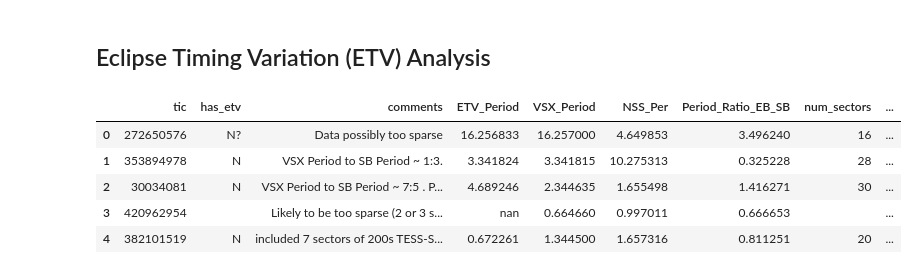
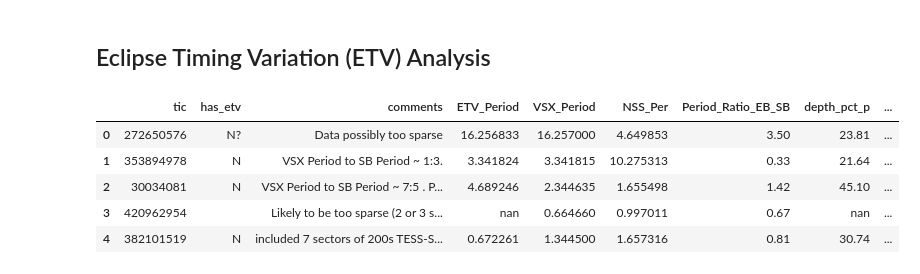
Before and after one commit to orionlee/PH_TESS_I_LightCurveViewer, a Jupyter notebook: eb_with_diff_sb_period/Dashboard_EB_with_SB.ipynb, the cells around one changed output. Saved outputs shown, nothing was run; the diff lists cells and outputs as text; code cells hidden in the pictures.

Commit message:
ETV: include fitted eclipse depth in summary

```diff
--- a/eb_with_diff_sb_period/Dashboard_EB_with_SB.ipynb
+++ b/eb_with_diff_sb_period/Dashboard_EB_with_SB.ipynb
@@ -115,25 +115,28 @@ The list in csv file
 # %%
 df_etv = pd.read_csv("etv/etv_summary.csv",
                      dtype={"num_sectors": "Int32"},  # make num_secors nullable int, to handle  missing value cases
                      converters={"has_etv": str}, # ensure blank value stays blank
                     )
 df_etv = pd.merge(df_etv, df_m2, left_on="tic", right_on="tic_id", )
 df_etv.rename(columns={"period": "ETV_Period", "num_sectors_x": "num_sectors"}, inplace=True)
 
 display_columns = ["tic", "has_etv", "comments",
                    # "VSX_Type",
                    "ETV_Period",  "VSX_Period", "NSS_Per", "Period_Ratio_EB_SB",
-                   "num_sectors", "time_span"
+                   "depth_pct_p", "depth_pct_s",
+                   "GAIA_sepsi", "GAIA_RUWE", "GAIA_e_RV",
+                   "num_sectors", "time_span",  # time span of the data in ETV analysis
                   ]
 with pd.option_context('display.max_colwidth', None, 'display.max_rows', 999, 'display.max_columns', 99):
-    display(df_etv[display_columns].style.format({
-        "tic": lambda tic: f'<a target="_etv_report" href="etv/ETV_extraction_coshgauss_{tic}.ipynb">{tic}</a>',
-        "time_span":  "{:.2f}",
-        }))
+    # make all float columns (except periods) to display in 2 decimals
+    columns_to_show_2_decimals = [c for c in df_etv.columns  if 'float' in str(df_etv[c].dtype) and c not in ['ETV_Period', 'VSX_Period', 'NSS_Per']]
+    format_specs = dict(zip(columns_to_show_2_decimals, ["{:.2f}"] * len(columns_to_show_2_decimals)))
+    format_specs["tic"] = lambda tic: f'<a target="_etv_report" href="etv/ETV_extraction_coshgauss_{tic}.ipynb">{tic}</a>'
+    display(df_etv[display_columns].style.format(format_specs))
 # %% [output]
-|  | tic | has_etv | comments | ETV_Period | VSX_Period | NSS_Per | Period_Ratio_EB_SB | num_sectors | ... |
-| 0 | 272650576 | N? | Data possibly too sparse | 16.256833 | 16.257000 | 4.649853 | 3.496240 | 16 | ... |
-| 1 | 353894978 | N | VSX Period to SB Period ~ 1:3. | 3.341824 | 3.341815 | 10.275313 | 0.325228 | 28 | ... |
-| 2 | 30034081 | N | VSX Period to SB Period ~ 7:5 . P... | 4.689246 | 2.344635 | 1.655498 | 1.416271 | 30 | ... |
-| 3 | 420962954 |  | Likely to be too sparse (2 or 3 s... | nan | 0.664660 | 0.997011 | 0.666653 |  | ... |
-| 4 | 382101519 | N | included 7 sectors of 200s TESS-S... | 0.672261 | 1.344500 | 1.657316 | 0.811251 | 20 | ... |
+|  | tic | has_etv | comments | ETV_Period | VSX_Period | NSS_Per | Period_Ratio_EB_SB | depth_pct_p | ... |
+| 0 | 272650576 | N? | Data possibly too sparse | 16.256833 | 16.257000 | 4.649853 | 3.50 | 23.81 | ... |
+| 1 | 353894978 | N | VSX Period to SB Period ~ 1:3. | 3.341824 | 3.341815 | 10.275313 | 0.33 | 21.64 | ... |
+| 2 | 30034081 | N | VSX Period to SB Period ~ 7:5 . P... | 4.689246 | 2.344635 | 1.655498 | 1.42 | 45.10 | ... |
+| 3 | 420962954 |  | Likely to be too sparse (2 or 3 s... | nan | 0.664660 | 0.997011 | 0.67 | nan | ... |
+| 4 | 382101519 | N | included 7 sectors of 200s TESS-S... | 0.672261 | 1.344500 | 1.657316 | 0.81 | 30.74 | ... |
```
Also changed, not shown: 3 other files.
